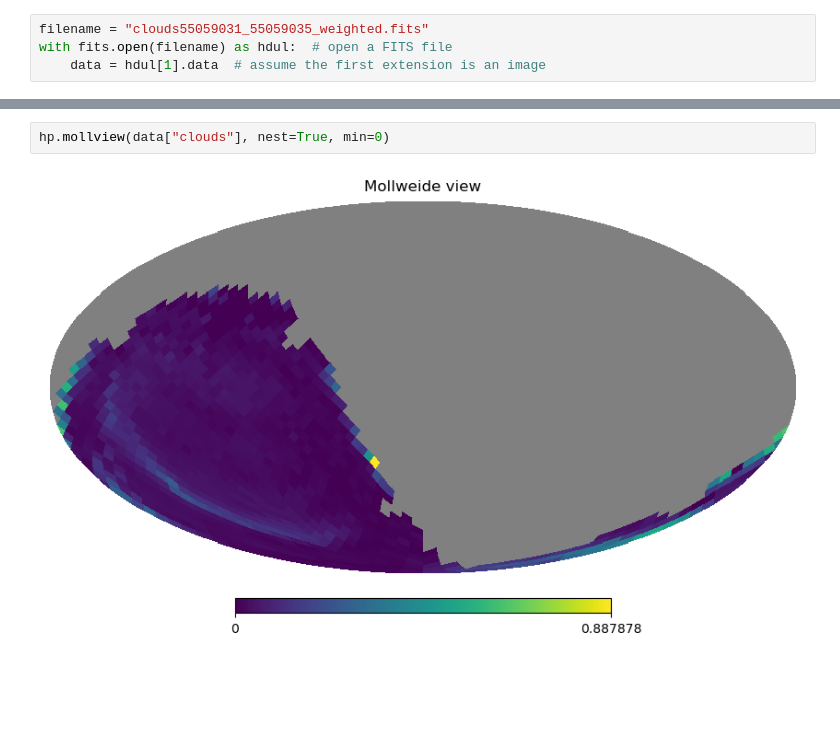
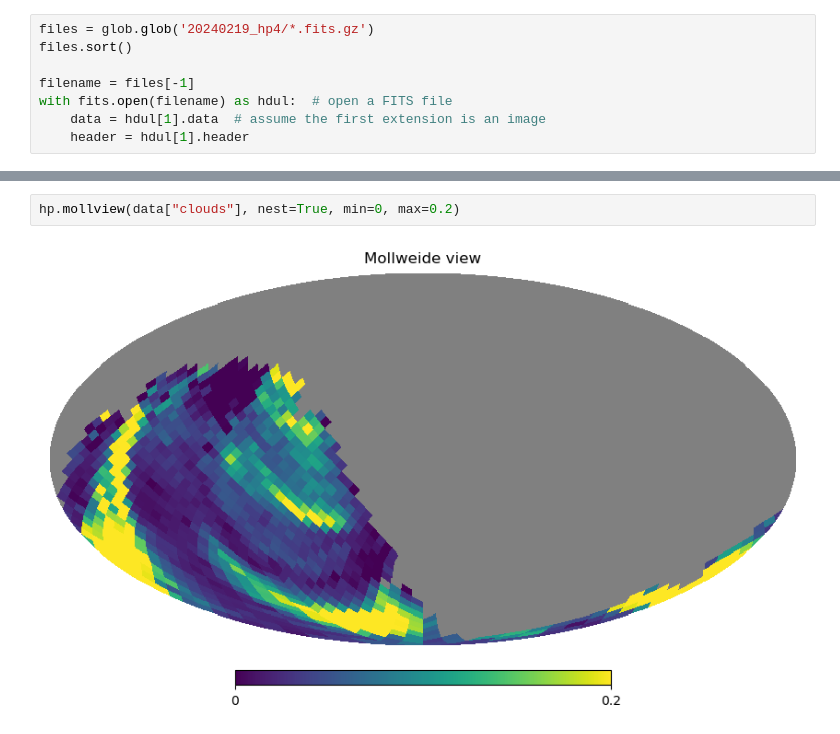
Before and after one commit to yoachim/25_scratch, a Jupyter notebook: sky_data/cloud_data_look.ipynb, the cells around one changed output, grey strips where cells are left out. Saved outputs shown, nothing was run; the diff lists cells and outputs as text; blank space fills up the shorter version.

```diff
--- a/sky_data/cloud_data_look.ipynb
+++ b/sky_data/cloud_data_look.ipynb
@@ -6,7 +8,11 @@ from astropy.io import fits
 # %%
-filename = "clouds55059031_55059035_weighted.fits"
+files = glob.glob('20240219_hp4/*.fits.gz')
+files.sort()
+
+filename = files[-1]
 with fits.open(filename) as hdul:  # open a FITS file
     data = hdul[1].data  # assume the first extension is an image
+    header = hdul[1].header
 # %%
 data
 # %% [output]
@@ -17,4 +42,4 @@ FITS_rec([(46, 0.17517951, 0.02664947), (55, 0.11325672, 0.01945315),
 # %%
-hp.mollview(data["clouds"], nest=True, min=0)
+hp.mollview(data["clouds"], nest=True, min=0, max=0.2)
 # %% [output]
-[figure, old version]
+[figure, new version]
```
Also changed, not shown: parts of 8 cells of this notebook.
